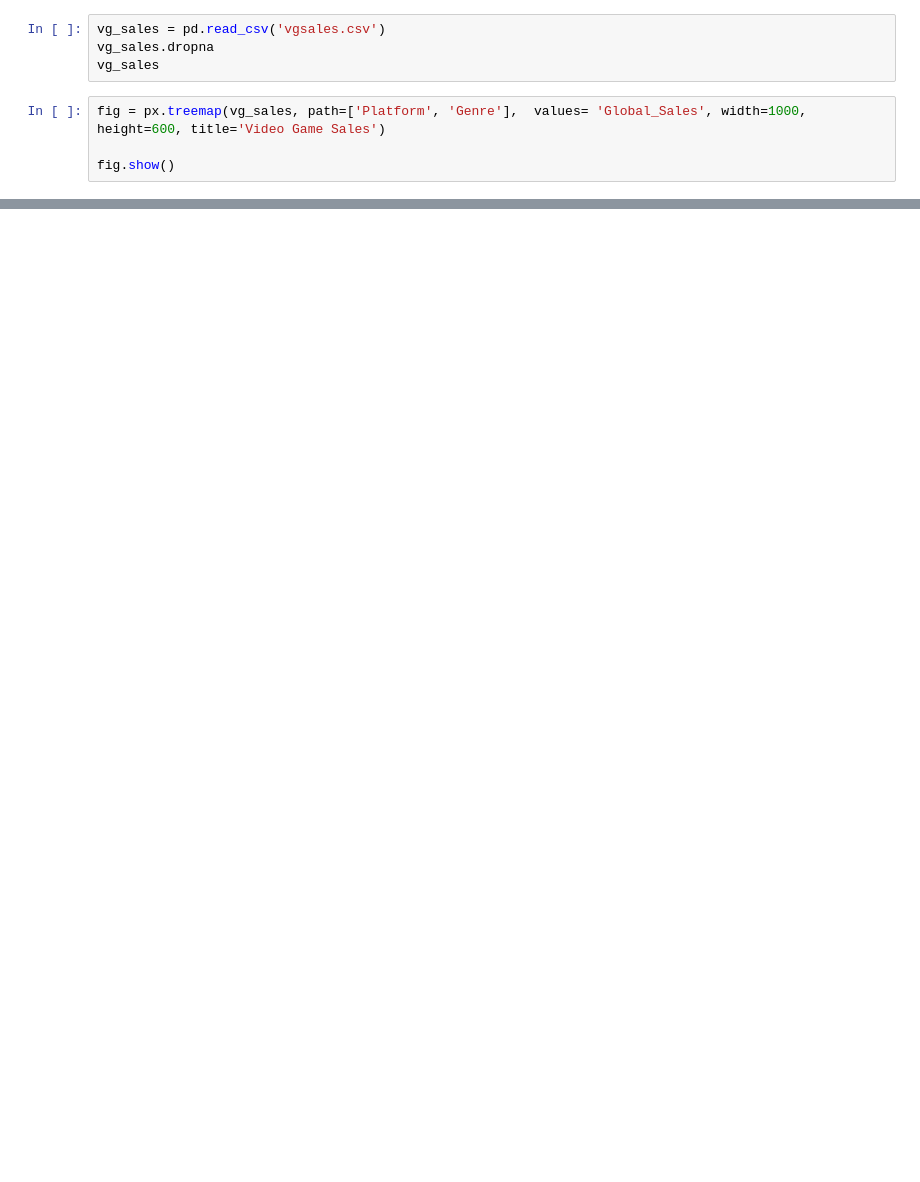
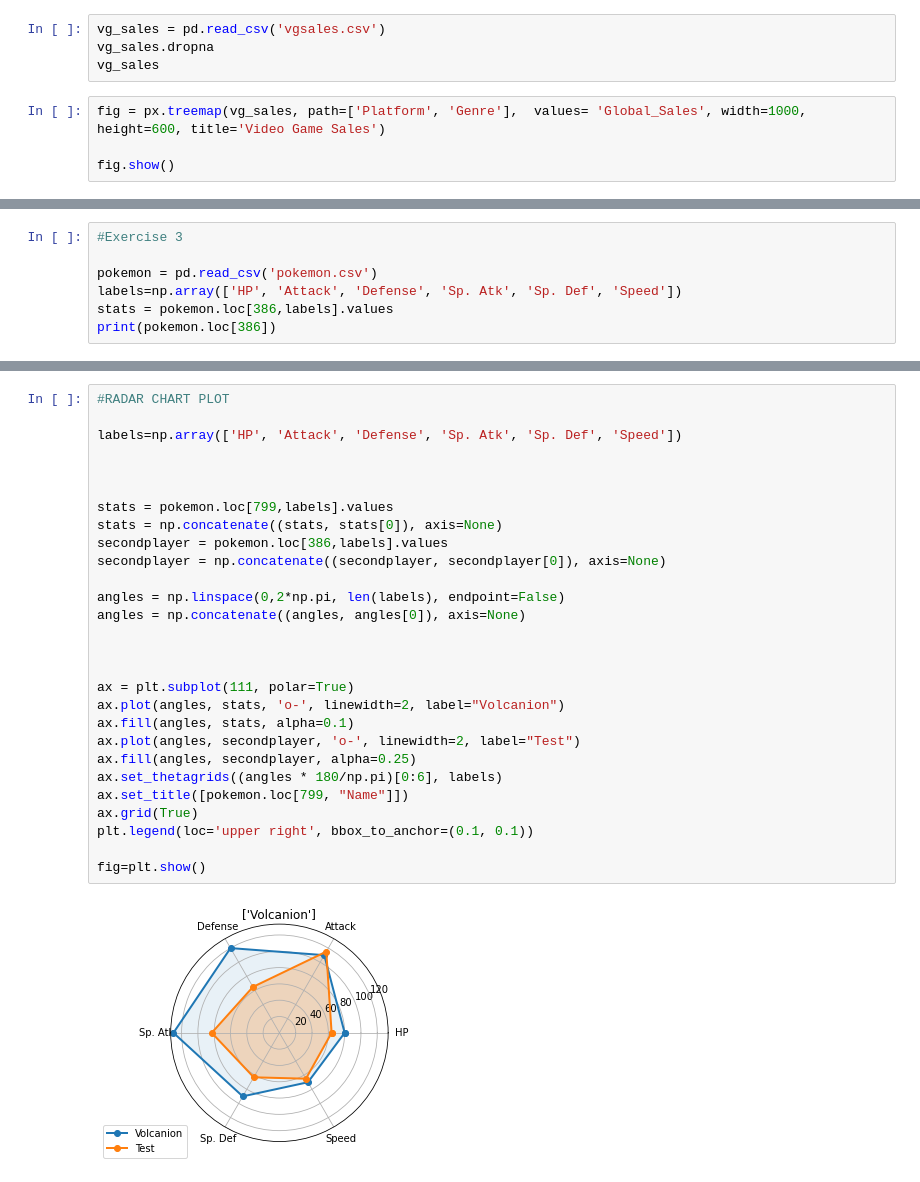
Before and after one commit to abelunbound/com_725, a Jupyter notebook: com725week10exercise.ipynb, the cells around one changed output, grey strips where cells are left out. Cells and saved outputs as stored; diff of their text form; blank space fills up the shorter version.

```diff
--- a/com725week10exercise.ipynb
+++ b/com725week10exercise.ipynb
@@ -35,0 +82,7 @@ fig.show()
+# %%
+#Exercise 3
+
+pokemon = pd.read_csv('pokemon.csv')
+labels=np.array(['HP', 'Attack', 'Defense', 'Sp. Atk', 'Sp. Def', 'Speed'])
+stats = pokemon.loc[386,labels].values
+print(pokemon.loc[386])
@@ -35,0 +104,30 @@ fig.show()
+# %%
+#RADAR CHART PLOT
+
+labels=np.array(['HP', 'Attack', 'Defense', 'Sp. Atk', 'Sp. Def', 'Speed'])
+
+
+
+stats = pokemon.loc[799,labels].values
+stats = np.concatenate((stats, stats[0]), axis=None)
+secondplayer = pokemon.loc[386,labels].values
+secondplayer = np.concatenate((secondplayer, secondplayer[0]), axis=None)
+
+angles = np.linspace(0,2*np.pi, len(labels), endpoint=False)
+angles = np.concatenate((angles, angles[0]), axis=None)
+
+
+
+ax = plt.subplot(111, polar=True)
+ax.plot(angles, stats, 'o-', linewidth=2, label="Volcanion")
+ax.fill(angles, stats, alpha=0.1)
+ax.plot(angles, secondplayer, 'o-', linewidth=2, label="Test")
+ax.fill(angles, secondplayer, alpha=0.25)
+ax.set_thetagrids((angles * 180/np.pi)[0:6], labels)
+ax.set_title([pokemon.loc[799, "Name"]])
+ax.grid(True)
+plt.legend(loc='upper right', bbox_to_anchor=(0.1, 0.1))
+
+fig=plt.show()
+# %% [output]
+[figure, added]
```
Also changed, not shown: parts of 11 cells of this notebook.
